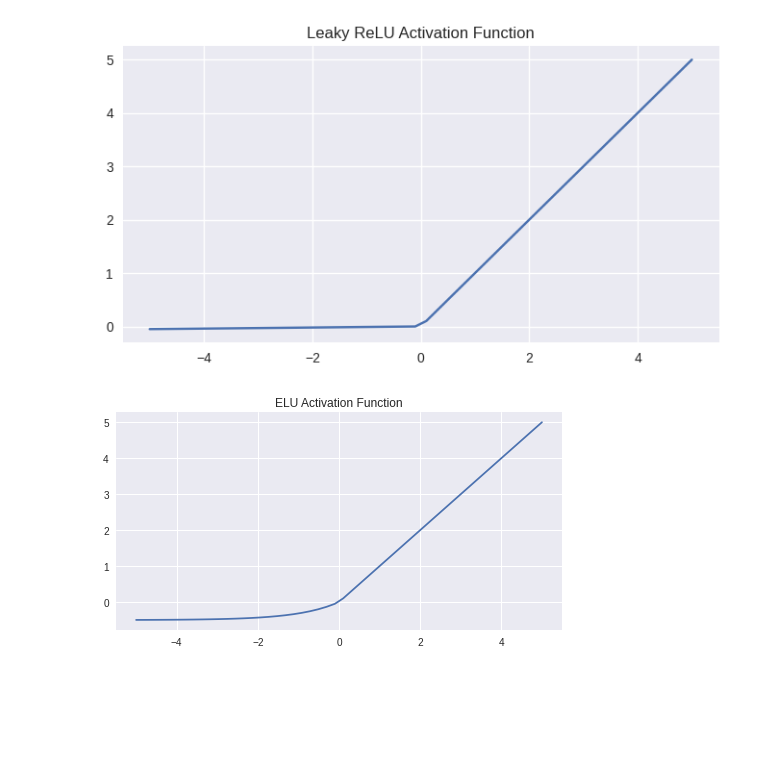
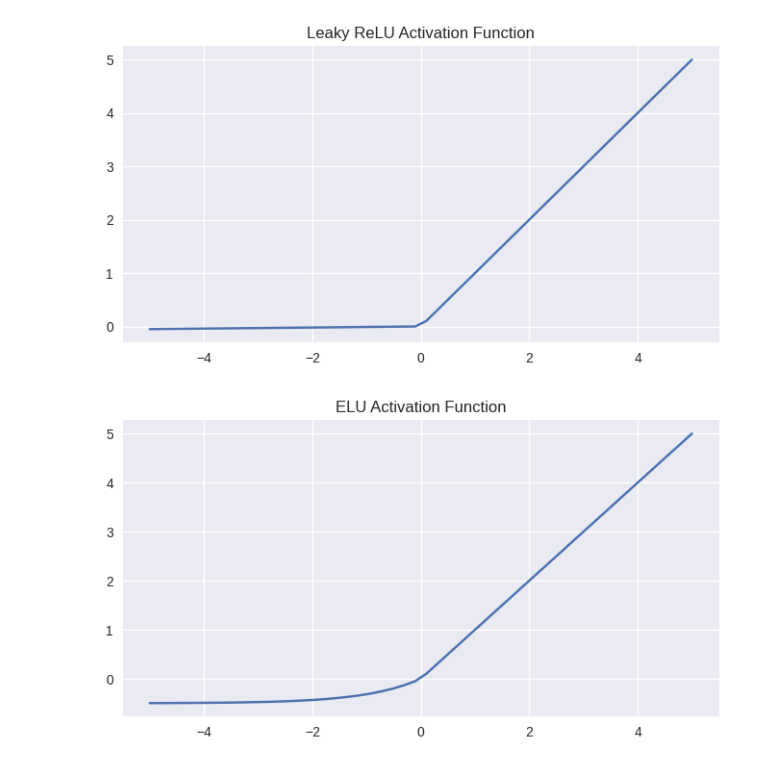
Before and after one commit to MemerGamer/MestersegesIntelligencia, a Jupyter notebook: labor1/lab1AktvácsiósFüggvények.ipynb, the cells around one changed output. Cells and saved outputs as stored; diff of their text form; code cells hidden in the pictures; blank space fills up the shorter version.

```diff
--- a/labor1/lab1AktvácsiósFüggvények.ipynb
+++ b/labor1/lab1AktvácsiósFüggvények.ipynb
@@ -97,7 +97,7 @@ import numpy as np
 import matplotlib.pyplot as plt
 import numpy as np
 
-plt.style.use('seaborn')
+plt.style.use('seaborn-v0_8')
 plt.figure(figsize=(8,4))
 
 def tangensHyperbolic(a, t, theta):
@@ -118,7 +118,7 @@ import numpy as np
 import matplotlib.pyplot as plt
 import numpy as np
 
-plt.style.use('seaborn')
+plt.style.use('seaborn-v0_8')
 plt.figure(figsize=(8,4))
 
 def gaussSimple(t):
@@ -147,7 +147,7 @@ import numpy as np
 import matplotlib.pyplot as plt
 import numpy as np
 
-plt.style.use('seaborn')
+plt.style.use('seaborn-v0_8')
 plt.figure(figsize=(8,4))
 
 def RectifiedLinearUnit(t):
@@ -171,7 +171,7 @@ import numpy as np
 import matplotlib.pyplot as plt
 import numpy as np
 
-plt.style.use('seaborn')
+plt.style.use('seaborn-v0_8')
 plt.figure(figsize=(8,4))
 
 def LeakyRectifiedLinearUnit(arr):
@@ -192,27 +192,27 @@ plt.show()
 # %%
 #9. ELU (Exponential Linear Unit) függvény
 import numpy as np
 import matplotlib.pyplot as plt
 import numpy as np
 
-plt.style.use('seaborn')
+plt.style.use('seaborn-v0_8')
 plt.figure(figsize=(8,4))
 
 def elu(arr):
     lst=[]
     for i in arr:
         if i<0:
             lst.append(0.5*(np.exp(i) -1))
         else:
             lst.append(i)
     return lst
 
 arr = np.linspace(-5, 5)
 plt.plot(arr, elu(arr))
 plt.title('ELU Activation Function')
 plt.show()
 # %% [output]
-[figure, old version]
+[figure, new version]
 # %%
 #10. Softmax függvény
 import numpy as np
```
Also changed, not shown: parts of 5 cells of this notebook.
